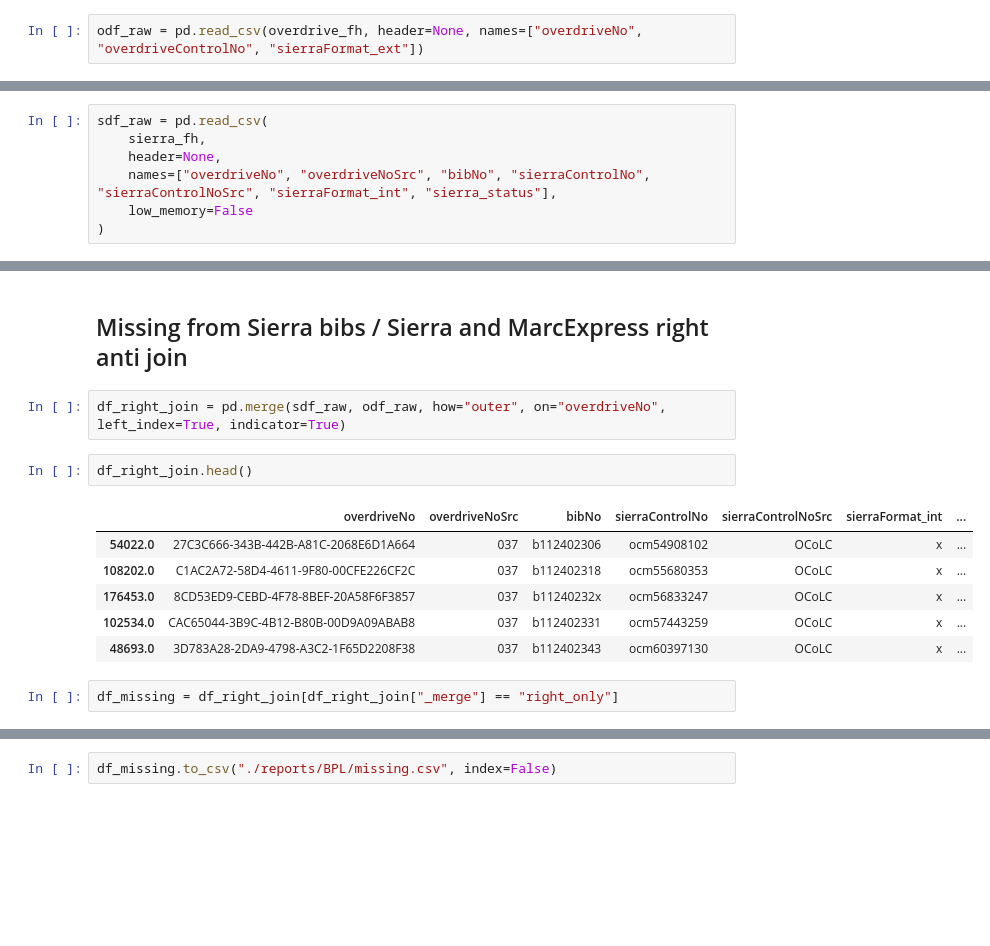
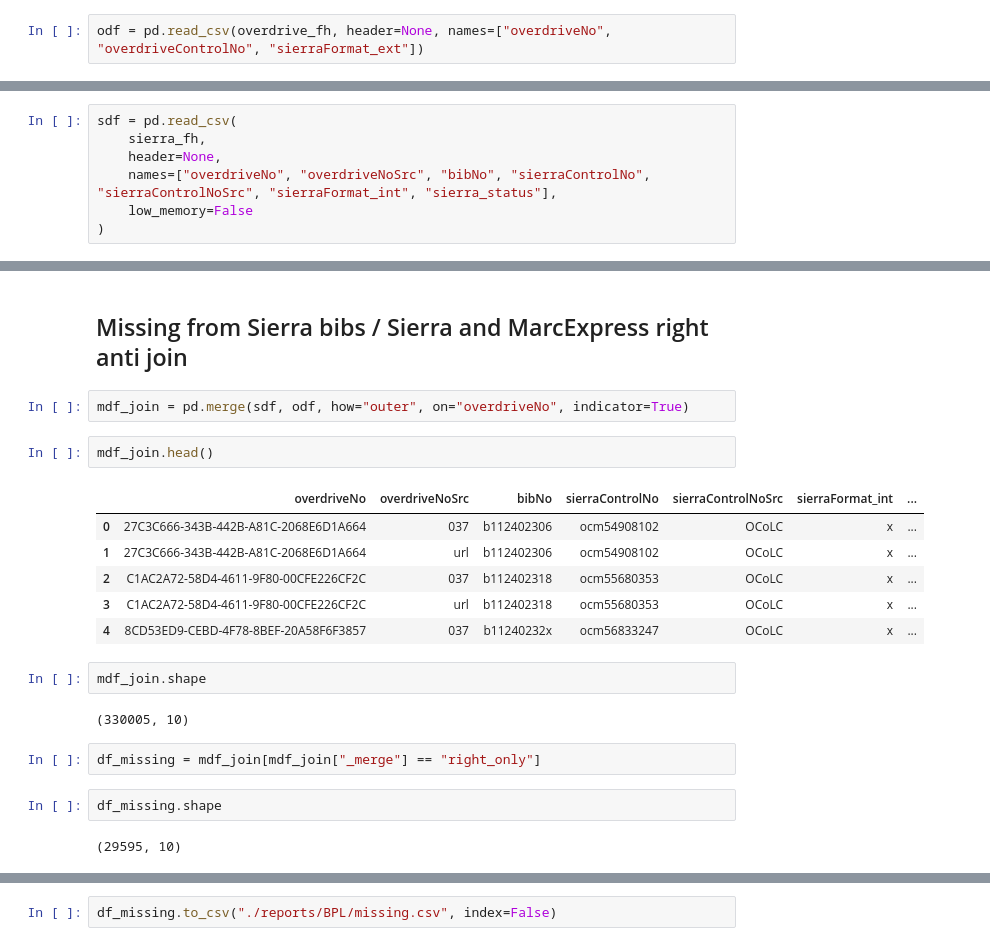
Before and after one commit to BookOps-CAT/Overdrive-MarcExpress, a Jupyter notebook: src/bpl-overdrive.ipynb, the cells around one changed output, grey strips where cells are left out. Saved outputs shown, nothing was run; the diff lists cells and outputs as text; blank space fills up the shorter version.

Commit message:
redone considering multi overdriveNo

```diff
--- a/src/bpl-overdrive.ipynb
+++ b/src/bpl-overdrive.ipynb
@@ -5,4 +5,4 @@ overdrive_fh  = "./reports/BPL/od-bpl-all.csv"
 # %% [markdown]
 ## Overdrive bulk MarcExpress dataframe
 # %%
-odf_raw = pd.read_csv(overdrive_fh, header=None, names=["overdriveNo", "overdriveControlNo", "sierraFormat_ext"])
+odf = pd.read_csv(overdrive_fh, header=None, names=["overdriveNo", "overdriveControlNo", "sierraFormat_ext"])
@@ -34,7 +38,7 @@ Name: sierraFormat_ext, dtype: int64
 # %%
 sierra_fh = "./reports/BPL/sierra-bpl-all.csv"
 # %%
-sdf_raw = pd.read_csv(
+sdf = pd.read_csv(
     sierra_fh,
     header=None,
     names=["overdriveNo", "overdriveNoSrc", "bibNo", "sierraControlNo", "sierraControlNoSrc", "sierraFormat_int", "sierra_status"],
@@ -136,18 +172,26 @@ df_reinstate_access["bibNo"].to_csv("./reports/BPL/reinstate_access-bibNos", ind
 # %% [markdown]
 ## Missing from Sierra bibs / Sierra and MarcExpress right anti join
 # %%
-df_right_join = pd.merge(sdf_raw, odf_raw, how="outer", on="overdriveNo", left_index=True, indicator=True)
+mdf_join = pd.merge(sdf, odf, how="outer", on="overdriveNo", indicator=True)
 # %%
-df_right_join.head()
+mdf_join.head()
 # %% [output]
 |  | overdriveNo | overdriveNoSrc | bibNo | sierraControlNo | sierraControlNoSrc | sierraFormat_int | ... |
-| 54022.0 | 27C3C666-343B-442B-A81C-2068E6D1A664 | 037 | b112402306 | ocm54908102 | OCoLC | x | ... |
-| 108202.0 | C1AC2A72-58D4-4611-9F80-00CFE226CF2C | 037 | b112402318 | ocm55680353 | OCoLC | x | ... |
-| 176453.0 | 8CD53ED9-CEBD-4F78-8BEF-20A58F6F3857 | 037 | b11240232x | ocm56833247 | OCoLC | x | ... |
-| 102534.0 | CAC65044-3B9C-4B12-B80B-00D9A09ABAB8 | 037 | b112402331 | ocm57443259 | OCoLC | x | ... |
-| 48693.0 | 3D783A28-2DA9-4798-A3C2-1F65D2208F38 | 037 | b112402343 | ocm60397130 | OCoLC | x | ... |
+| 0 | 27C3C666-343B-442B-A81C-2068E6D1A664 | 037 | b112402306 | ocm54908102 | OCoLC | x | ... |
+| 1 | 27C3C666-343B-442B-A81C-2068E6D1A664 | url | b112402306 | ocm54908102 | OCoLC | x | ... |
+| 2 | C1AC2A72-58D4-4611-9F80-00CFE226CF2C | 037 | b112402318 | ocm55680353 | OCoLC | x | ... |
+| 3 | C1AC2A72-58D4-4611-9F80-00CFE226CF2C | url | b112402318 | ocm55680353 | OCoLC | x | ... |
+| 4 | 8CD53ED9-CEBD-4F78-8BEF-20A58F6F3857 | 037 | b11240232x | ocm56833247 | OCoLC | x | ... |
+# %%
+mdf_join.shape
+# %% [output]
+(330005, 10)
 # %%
-df_missing = df_right_join[df_right_join["_merge"] == "right_only"]
+df_missing = mdf_join[mdf_join["_merge"] == "right_only"]
+# %%
+df_missing.shape
+# %% [output]
+(29595, 10)
 # %%
 df_missing.head()
 # %% [output]
```
Also changed, not shown: parts of 75 cells of this notebook, 18 other files.
